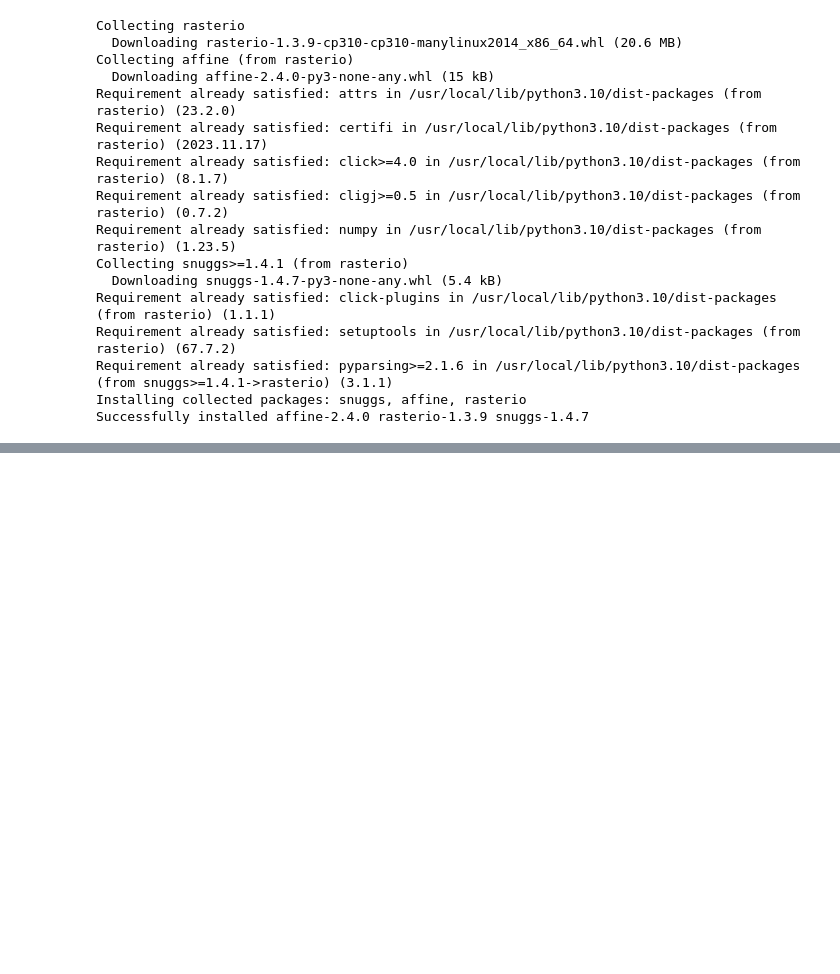
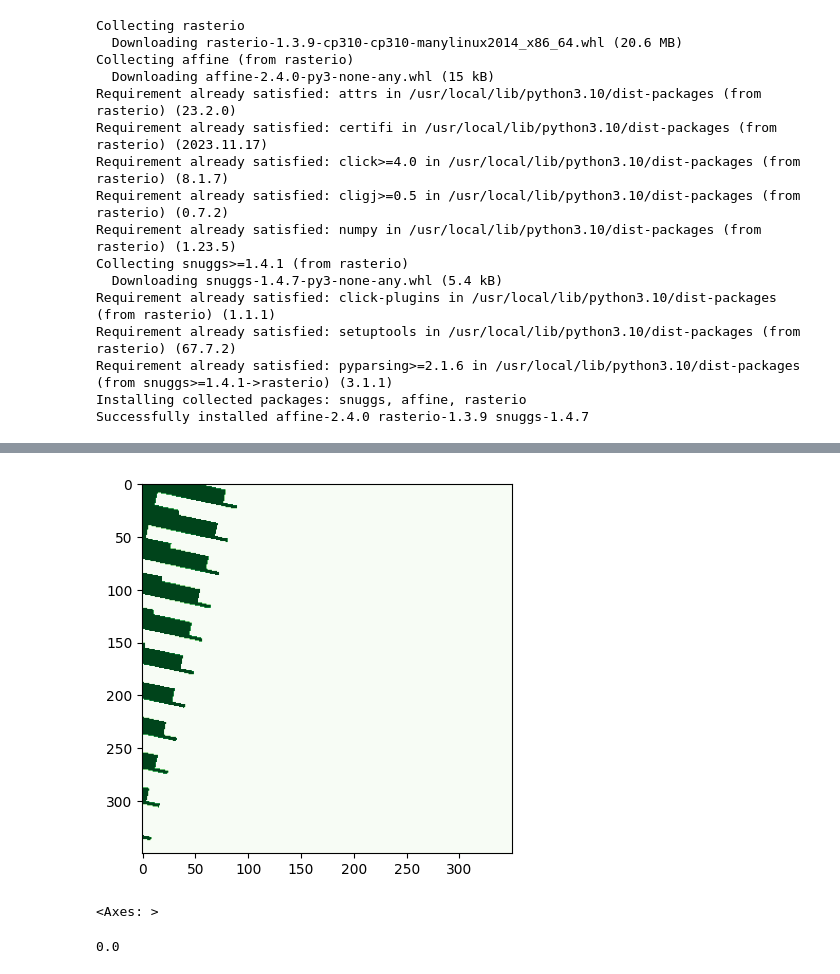
Before and after one commit to BRIJNANDA1979/Segmenting-Kelp-Forests-, a Jupyter notebook: 1_bayes_model_KELP.ipynb, the cells around one changed output, grey strips where cells are left out. Cells and saved outputs as stored; diff of their text form; code cells hidden in the pictures; blank space fills up the shorter version.

```diff
--- a/1_bayes_model_KELP.ipynb
+++ b/1_bayes_model_KELP.ipynb
@@ -231,0 +259,2 @@ weighted avg       0.65      0.59      0.55     49000
+# %%
+df_test['ground_truth'] = ground_truth.flatten()
@@ -231,0 +290,2 @@ weighted avg       0.65      0.59      0.55     49000
+# %%
+C = df_test['y_predicted']
@@ -231,0 +307,10 @@ weighted avg       0.65      0.59      0.55     49000
+# %%
+C = np.array(C)
+C =C*1
+# %%
+C = C.reshape(350,350)
+# %%
+show(C,cmap='Greens')
+# %% [output]
+[figure, added]
+<Axes: >
@@ -231,0 +319,4 @@ weighted avg       0.65      0.59      0.55     49000
+# %%
+c.sum()
+# %% [output]
+0.0
```
Also changed, not shown: parts of 45 cells of this notebook.
